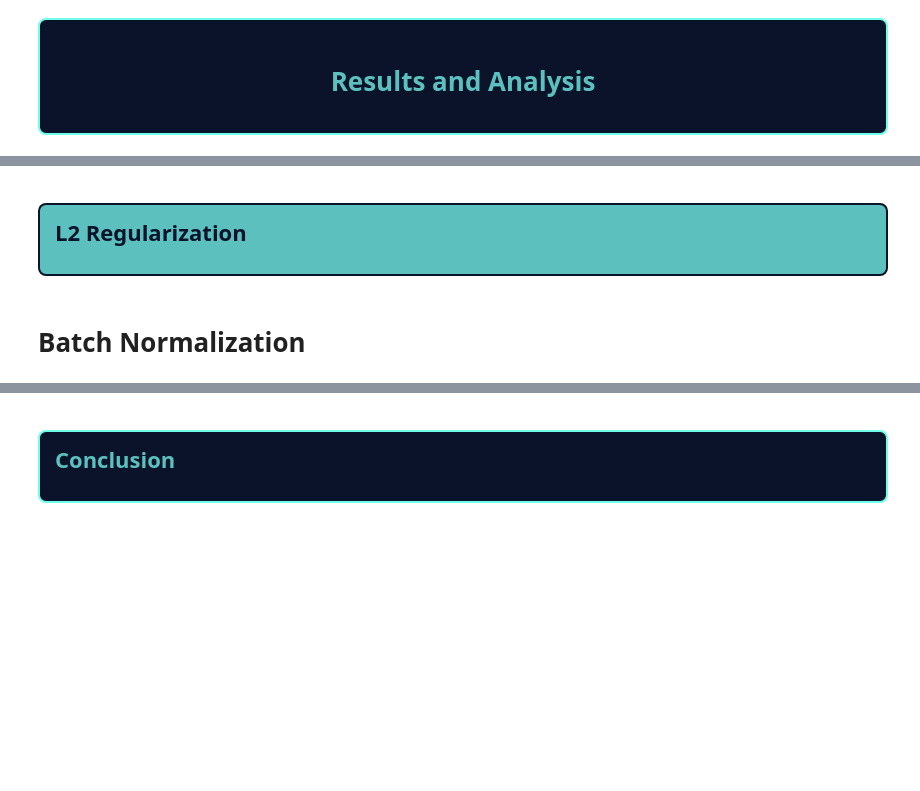
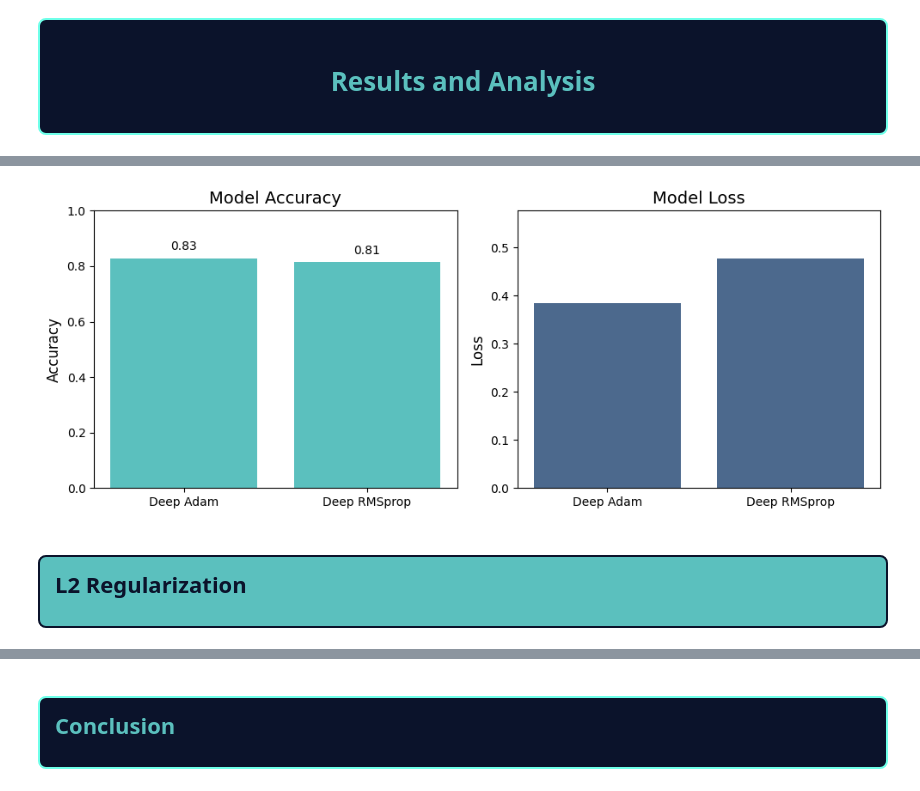
Before and after one commit to enraarne/CUBoulder-CNN-Cancer-Detection-Kaggle-Mini-Project, a Jupyter notebook: CNN_Cancer_Detection.ipynb, the cells around one changed output, grey strips where cells are left out. Saved outputs shown, nothing was run; the diff lists cells and outputs as text; code cells hidden in the pictures; blank space fills up the shorter version.

```diff
--- a/CNN_Cancer_Detection.ipynb
+++ b/CNN_Cancer_Detection.ipynb
@@ -618,3 +594,8 @@ history = model.fit(
+# %%
+best = get_best_epoch_stats( ('Deep Adam', 'Deep RMSprop'), (history_deep, history_deep_RMSprop)  )
+plot_model_metrics(*best)
+# %% [output]
+[figure, added]
 # %% [markdown]
 <div style="background-color:#5BC0BE; padding: 15px; border-radius: 8px; border: 2px solid #0B132B; margin-top: 20px;">
     <h3 style="color: #0B132B; text-align: left; font-size: 22px; margin-top: 0;">L2 Regularization</h3>
@@ -750,2 +602,0 @@ def create_early_stopper(monitor='val_accuracy', patience=3):
-# %% [markdown]
-# Batch Normalization
```
Also changed, not shown: parts of 14 cells of this notebook.
